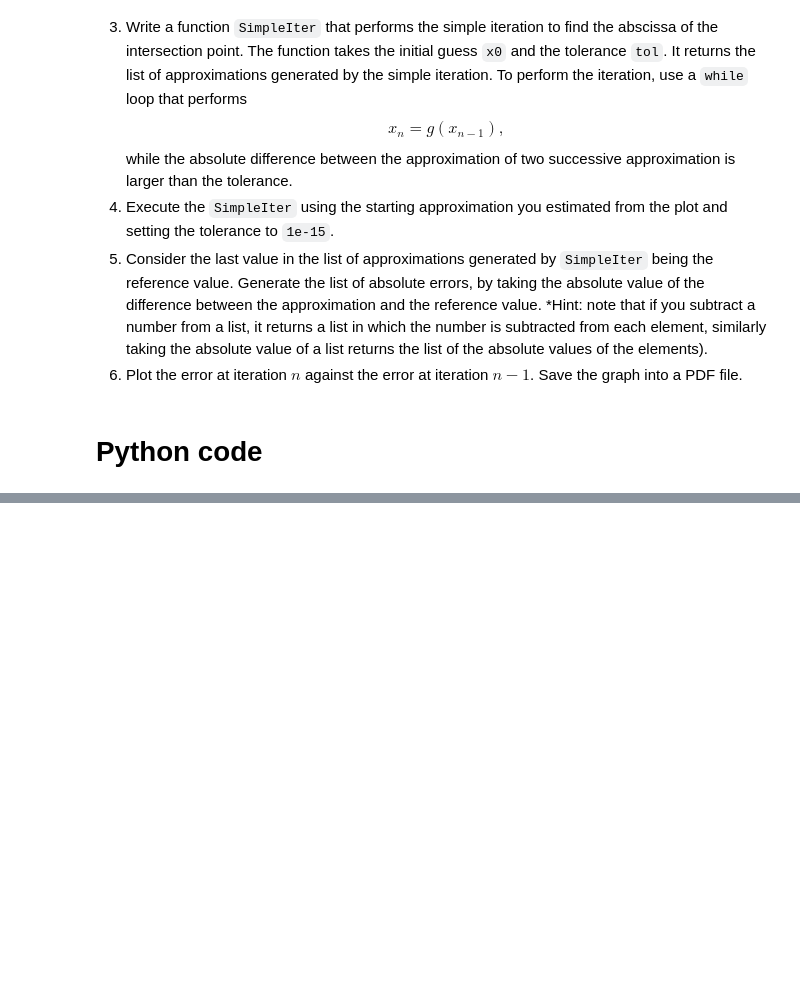
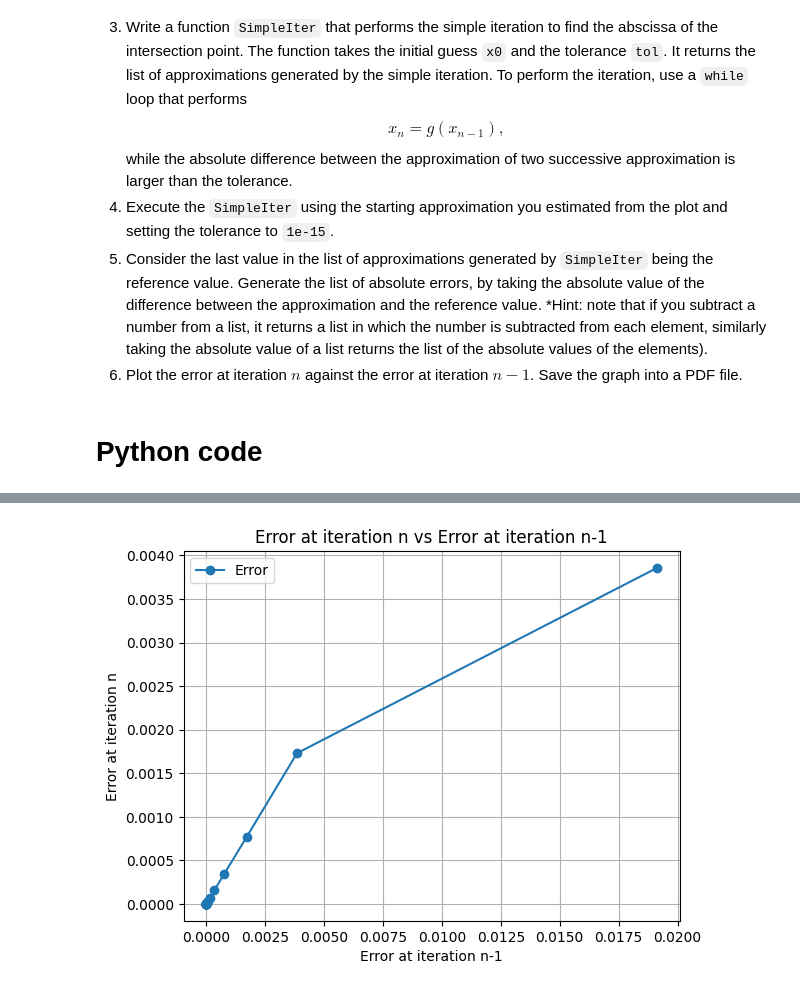
Before and after one commit to jyoutir/numerical-analysis-projects, a Jupyter notebook: miniproject_3/mp3.ipynb, the cells around one changed output, grey strips where cells are left out. Drawn from its saved outputs; the diff is of its cells as text; code cells hidden in the pictures; blank space fills up the shorter version.

Commit message:
Added correct plotting for mp3

```diff
--- a/miniproject_3/mp3.ipynb
+++ b/miniproject_3/mp3.ipynb
@@ -41,64 +62,63 @@ import matplotlib.pyplot as plt
 # define functions #
 ####################
 
-# function g(x) for the fixed-point iteration
+# g(x) for fixed-point iteration was obtained by substituting y = x * e^(x^2) into the equation of the unit circle, x^2 + y^2 = 1, and solving for x.
+# this is used in the iteration process.
 def myfun(x):
-    return np.sqrt(np.log(1/x) / 2)
+    return np.sqrt(1/(np.exp(2 * x**2) + 1))
 
 # function to perform simple iteration using initial guess x0 -> continues until change between successive approximations is smaller than tol.
 def SimpleIter(x0, tol):
-    approximations = [x0]
-    while True:
-        x_new = myfun(approximations[-1])
-        if abs(x_new - approximations[-1]) < tol:
-            break
-        approximations.append(x_new)
+    x_prev = x0
+    x_next = myfun(x_prev)
+    approximations = [x_prev]
+
+    # runs functions while the absolute error is greater than the tolerance
+    while abs(x_next - x_prev) > tol:
+        x_prev = x_next
+        x_next = myfun(x_prev)
+        approximations.append(x_next)
     return approximations
 
-###############
-# MAIN SCRIPT #
-###############
+################
+# MAIN SCRIPT! #
+################
 
-# plotting curves to determine a starting point
-x_values = np.linspace(0, 1, 1000)
-y_function = x_values * np.exp(x_values**2)
-y_circle = np.sqrt(1 - x_values**2)
+# execute the SimpleIter function
+x0 = 0.6 # initial guess from the plot
+tol = 1e-15
+approximations = SimpleIter(x0, tol)
 
-plt.figure(figsize=(10, 6))
-plt.plot(x_values, y_function, label='y = xe^{x^2}')
-plt.plot(x_values, y_circle, label='Unit Circle')
-plt.xlabel('x')
-plt.ylabel('y')
-plt.legend()
-plt.grid(True)
-plt.savefig('curve_plot.pdf')
-plt.close()
-
-# Execute the SimpleIter fn
-x0 = 0.6 # initial guess from the plot
-tolerance = 1e-15
-approximations = SimpleIter(x0, tolerance)
-
-# calc errors
-reference_value = approximations[-1]
-errors = np.abs(np.array(approximations) - reference_value)
-
-# plot the error at iteration n against the error at iteration n-1
-plt.figure(figsize=(10, 6))
-plt.loglog(errors[:-1], errors[1:], ':o', markersize=4, label='Fixed-point iteration')
-plt.xlabel('Error at iteration n-1')
-plt.ylabel('Error at iteration n')
-plt.title('Convergence Behavior')
-plt.grid(True, which="both", ls="-", alpha=0.5)
-
-# adding reference line
-x_ref = np.logspace(np.log10(min(errors[errors > 0])), np.log10(max(errors)), 100)
-plt.plot(x_ref, x_ref, 'r--', label='y = x')
-
-plt.legend()
-plt.savefig('error_plot.pdf')
-plt.close()
+# calc error by taking the absolute diff of previous number and current approximation
+ref_value = approximations[-1]
+errors = np.abs(np.array(approximations) - ref_value)
 
 print(f"Total iterations: {len(approximations) - 1}")
 print(f"Final approximation: {approximations[-1]}")
+
+############
+# plotting #
+############
+x_vals = errors[:-1]  # error at iteration n-1
+y_vals = errors[1:]   # error at iteration n
+
+# create plot 1
+plt.plot(x_vals, y_vals, 'o-', label='Error')
+plt.xlabel('Error at iteration n-1')
+plt.ylabel('Error at iteration n')
+plt.title('Error at iteration n vs Error at iteration n-1')
+plt.legend()
+plt.grid(True)
+plt.savefig('miniproject_3/error_plot.pdf')
+plt.show()
+
+# Log-log scale plot
+plt.loglog(x_vals, y_vals, 'o-', label='Error')
+plt.xlabel('Error at iteration n-1')
+plt.ylabel('Error at iteration n')
+plt.title('Error at iteration n vs Error at iteration n-1 (log-log scale)')
+plt.legend()
+plt.grid(True, which='both', ls='--')
+plt.savefig('miniproject_3/error_plot_loglog.pdf')
+plt.show()
 # %% [output]
@@ -106,0 +127 @@ Final approximation: 0.5482170813639978
+[figure, added]
```
Also changed, not shown: parts of 3 cells of this notebook, 4 other files.
